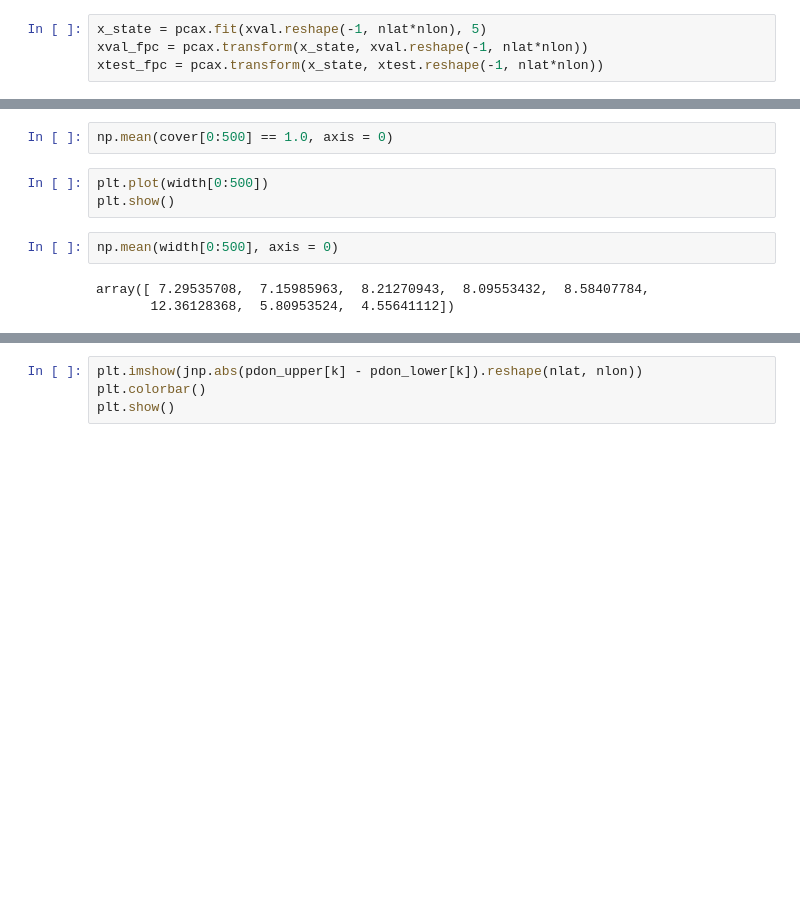
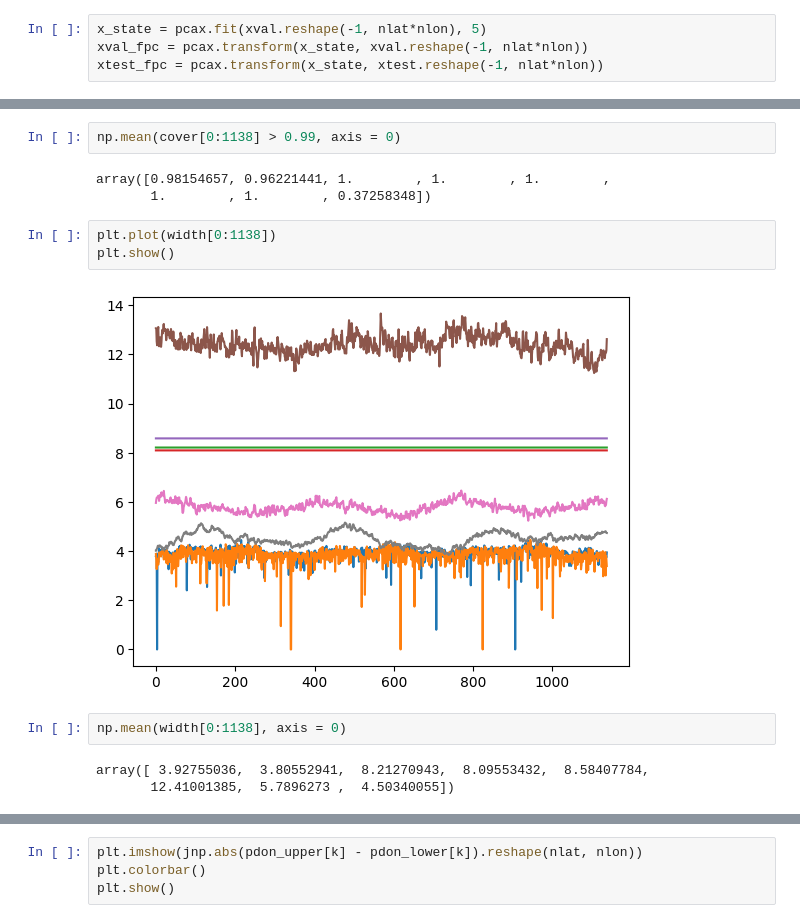
Before and after one commit to trevor-harris/LSCI, a Jupyter notebook: weather/weather_table5.ipynb, the cells around one changed output, grey strips where cells are left out. Drawn from its saved outputs; the diff is of its cells as text; blank space fills up the shorter version.

```diff
--- a/weather/weather_table5.ipynb
+++ b/weather/weather_table5.ipynb
@@ -553,11 +555,16 @@ KeyboardInterrupt:
 # %%
-np.mean(cover[0:500] == 1.0, axis = 0)
+np.mean(cover[0:1138] > 0.99, axis = 0)
+# %% [output]
+array([0.98154657, 0.96221441, 1.        , 1.        , 1.        ,
+       1.        , 1.        , 0.37258348])
 # %%
-plt.plot(width[0:500])
+plt.plot(width[0:1138])
 plt.show()
+# %% [output]
+[figure, added]
 # %%
-np.mean(width[0:500], axis = 0)
+np.mean(width[0:1138], axis = 0)
 # %% [output]
-array([ 7.29535708,  7.15985963,  8.21270943,  8.09553432,  8.58407784,
-       12.36128368,  5.80953524,  4.55641112])
+array([ 3.92755036,  3.80552941,  8.21270943,  8.09553432,  8.58407784,
+       12.41001385,  5.7896273 ,  4.50340055])
 # %%
```
Also changed, not shown: parts of 10 cells of this notebook.
